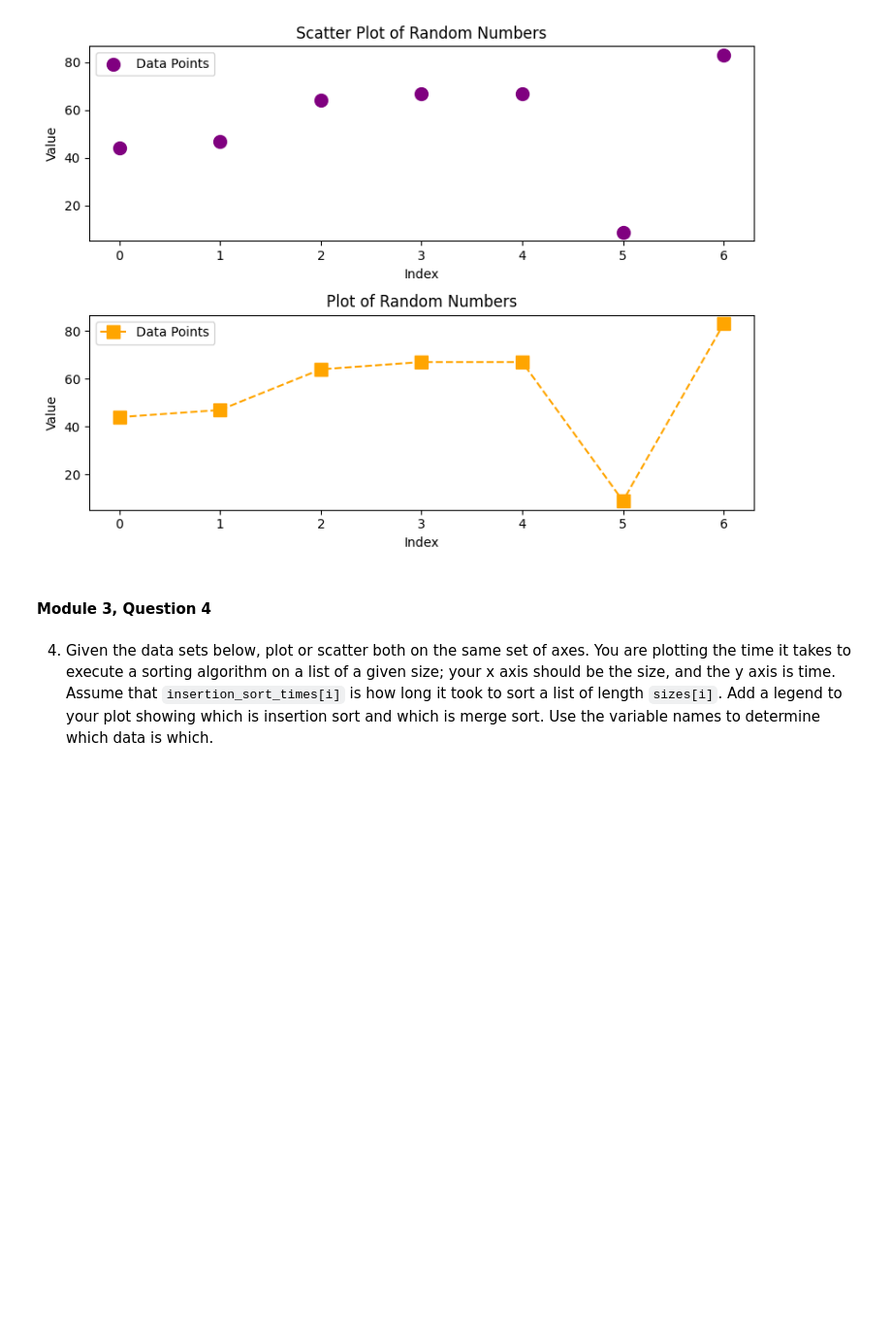
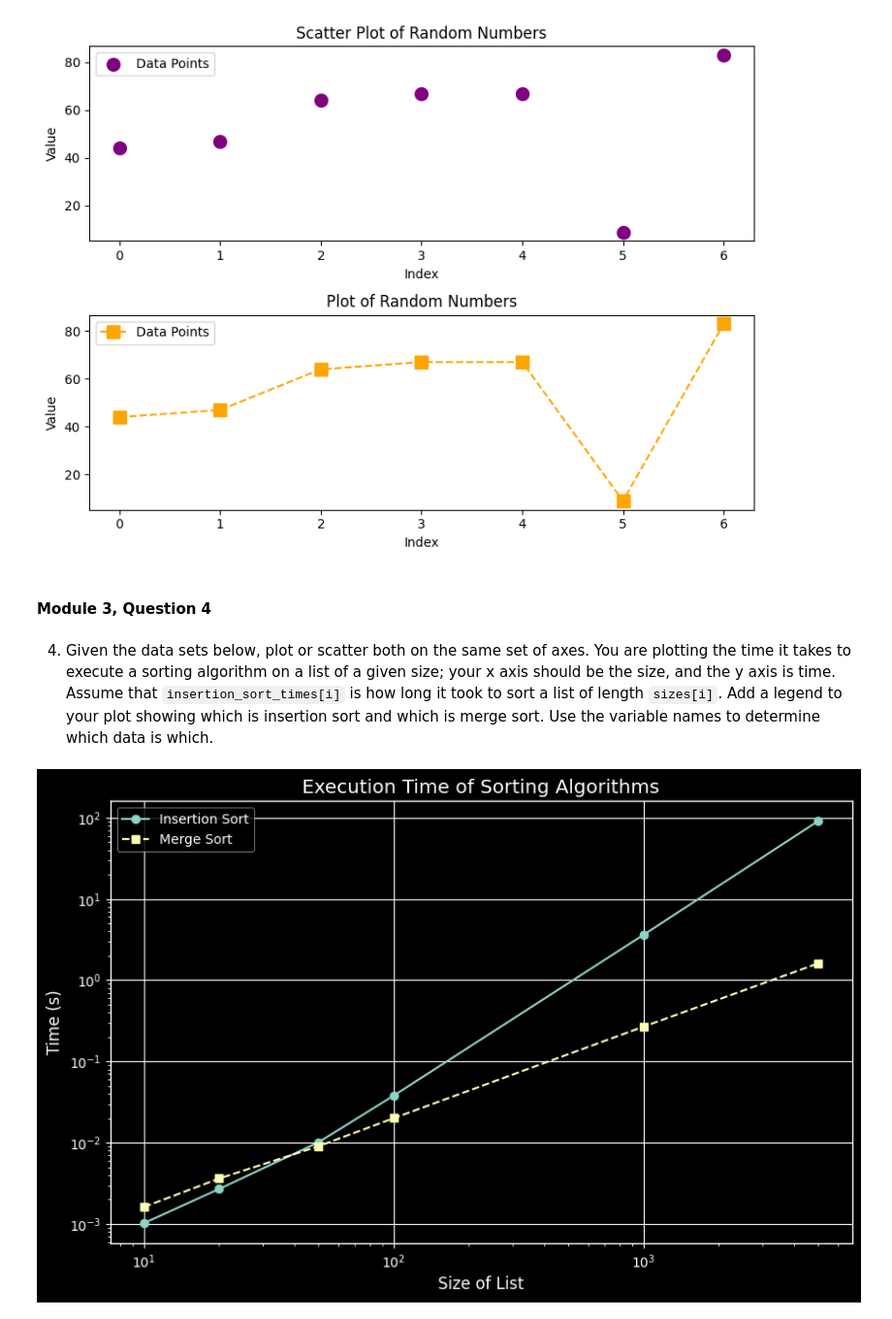
Before and after one commit to Bambee26/CSIS44620_Module3, a Jupyter notebook: pyplot.ipynb, the cells around one changed output. Shown: that part at 97% size. Saved outputs shown, nothing was run; the diff lists cells and outputs as text; code cells hidden in the pictures; blank space fills up the shorter version.

```diff
--- a/pyplot.ipynb
+++ b/pyplot.ipynb
@@ -108,6 +108,31 @@ plt.show()
 # %% [markdown]
 4. Given the data sets below, plot or scatter both on the same set of axes.  You are plotting the time it takes to execute a sorting algorithm on a list of a given size; your x axis should be the size, and the y axis is time.  Assume that `insertion_sort_times[i]` is how long it took to sort a list of length `sizes[i]`.  Add a legend to your plot showing which is insertion sort and which is merge sort.  Use the variable names to determine which data is which.
 # %%
+import matplotlib.pyplot as plt
+
+# Data sets
 sizes = [10, 20, 50, 100, 1000, 5000]
 insertion_sort_times = [0.0010252999999999998, 0.0027026999999999954, 0.010147200000000002, 0.0381137, 3.6303399, 91.2180796]
 merge_sort_times = [0.00161889999999687, 0.003635600000009731, 0.0090655000000055, 0.020108000000007564, 0.2687474000000094, 1.6147050999999948]
+
+# Set the theme
+plt.style.use('dark_background')
+
+# Plotting
+plt.figure(figsize=(10, 6))
+
+plt.plot(sizes, insertion_sort_times, marker='o', linestyle='-', label='Insertion Sort')
+
+plt.plot(sizes, merge_sort_times, marker='s', linestyle='--', label='Merge Sort')
+
+plt.title('Execution Time of Sorting Algorithms')
+plt.xlabel('Size of List')
+plt.ylabel('Time (s)')
+plt.xscale('log')
+plt.yscale('log')
+plt.legend()
+
+plt.grid(True)
+plt.show()
+# %% [output]
+[figure, added]
```
